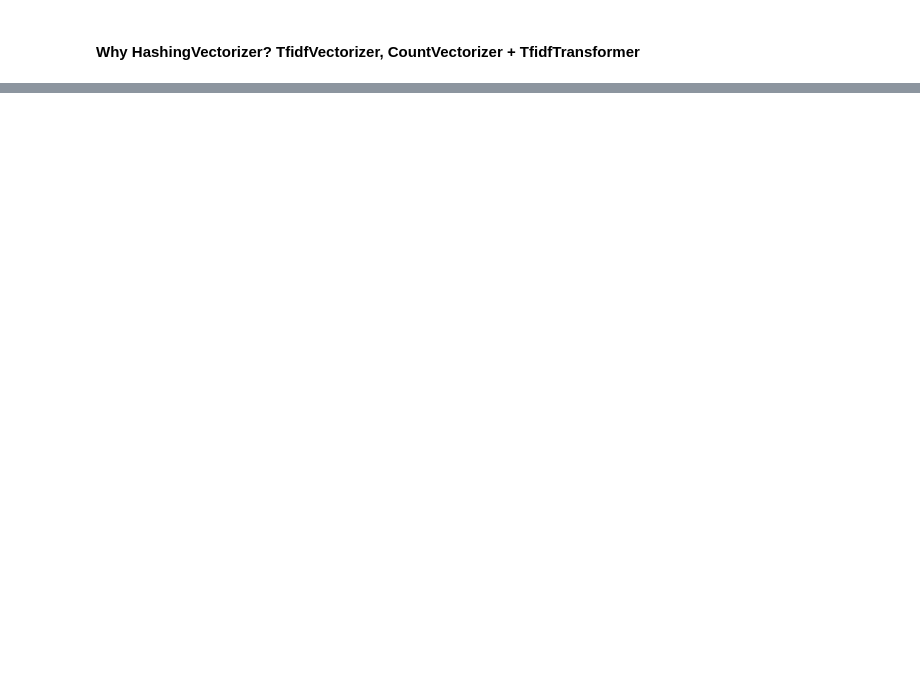
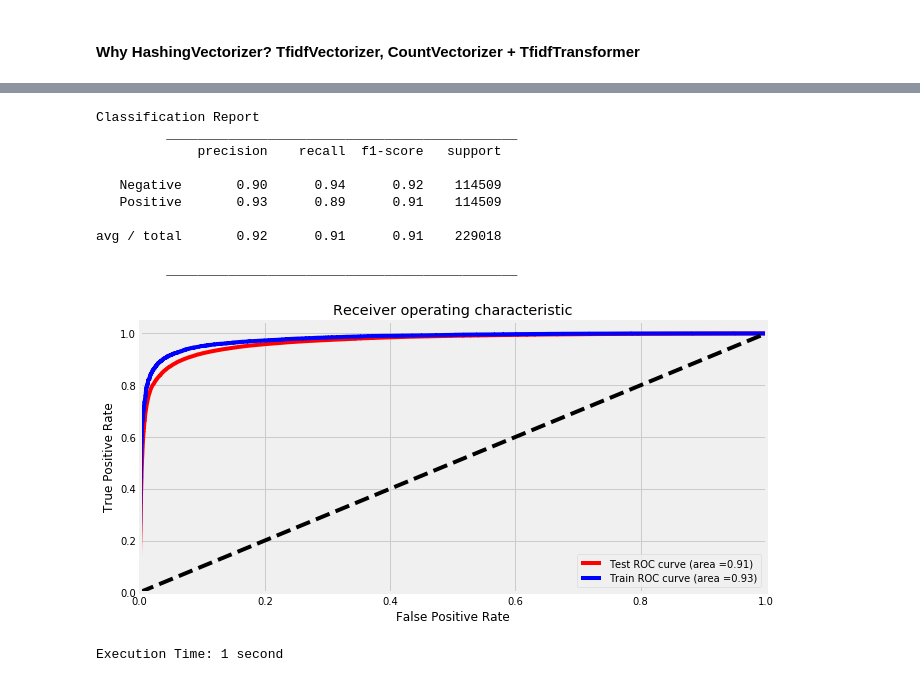
Before and after one commit to Proteusiq/DanishSentiments, a Jupyter notebook: notebooks/SGD_LogRg.ipynb, the cells around one changed output, grey strips where cells are left out. Cells and saved outputs as stored; diff of their text form; code cells hidden in the pictures; blank space fills up the shorter version.

```diff
--- a/notebooks/SGD_LogRg.ipynb
+++ b/notebooks/SGD_LogRg.ipynb
@@ -47,3 +46,6 @@ Execution Time: 4 seconds
+# %%
+ X_train, X_test, y_train, y_test = train_test_split(df['features'], df['y'],
+                                                    test_size=.9, random_state=7,stratify=df['y'])
 # %%
 hash_para = dict(decode_error='ignore', n_features=2**18, tokenizer=token,
                 stop_words=stops, ngram_range=(1,3), alternate_sign=False)
@@ -52,6 +54,7 @@ clf_prep = HashingVectorizer(**hash_para)
 clf_prep = HashingVectorizer(**hash_para)
 clf = SGDClassifier(loss='log', random_state=1, max_iter=1)
 # %%
+@time_me
 def sgd_model(X,y=None,method=None):
     if method == 'train':
         print('Training Model...')
@@ -64,7 +67,15 @@ def sgd_model(X,y=None,method=None):
 
         return clf
     if method == 'score':
-        return clf.score(clf_prep.transform(X),y)
+        print('Scoring Model...')
+        u = datetime.now()
+        score = clf.score(clf_prep.transform(X),y)
+        v = datetime.now()
+        delta = v-u
+        print('Scoring took: {}'.format(
+            humanfriendly.format_timespan(delta.seconds)))
+
+        return score
 
     if method == 'predict':
         return clf.predict(clf_prep.transform(X))
@@ -82,0 +100,17 @@ score
+# %%
+X_train_ , X_test_ = clf_prep.transform(X_train), clf_prep.transform(X_test)
+# %%
+show_diagram(clf,X_train_, y_train, X_test_, y_test,compare_test=True)
+# %% [output]
+Classification Report
+         _____________________________________________
+             precision    recall  f1-score   support
+
+   Negative       0.90      0.94      0.92    114509
+   Positive       0.93      0.89      0.91    114509
+
+avg / total       0.92      0.91      0.91    229018
+
+         _____________________________________________
+[figure, added]
+Execution Time: 1 second
```
Also changed, not shown: parts of 8 cells of this notebook, 3 other files.
